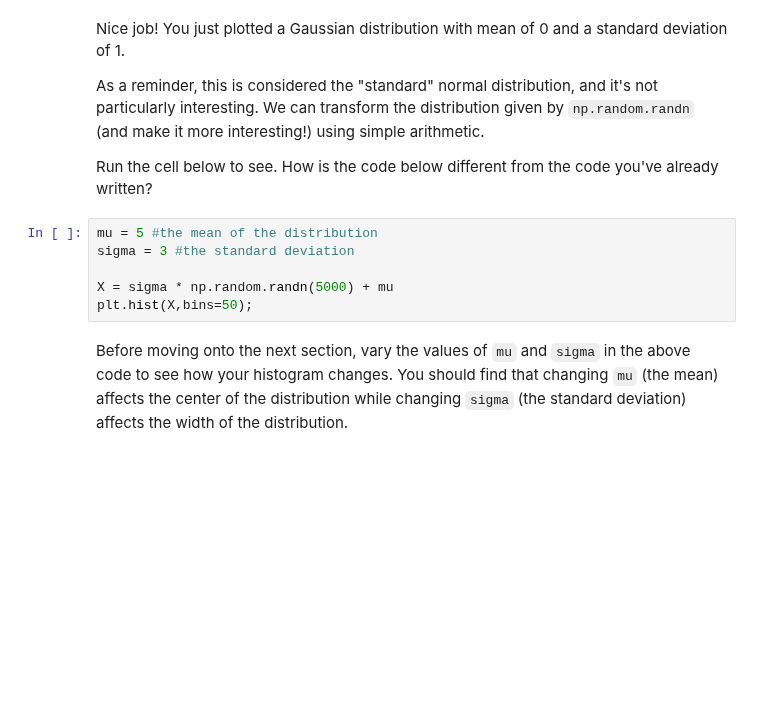
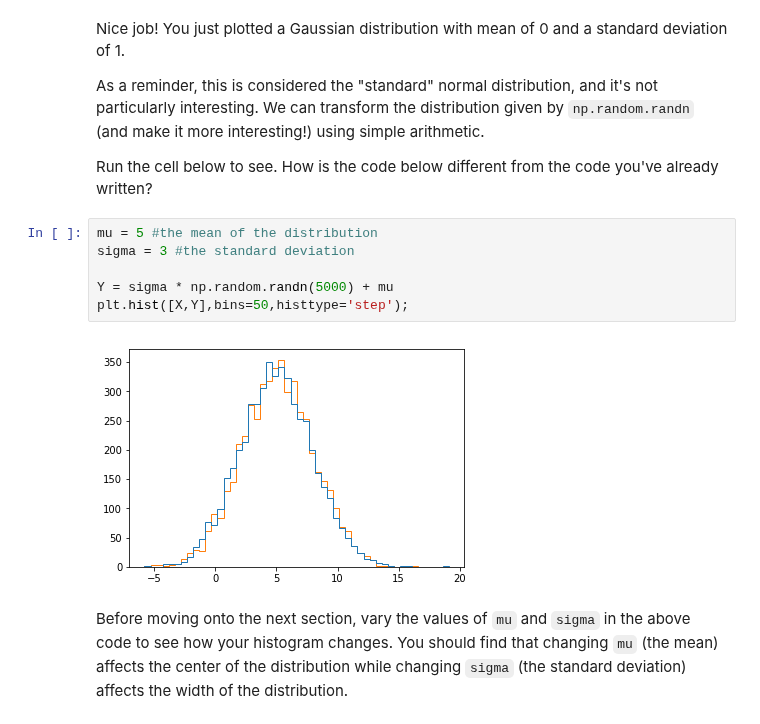
Before and after one commit to astroumd/GradMap, a Jupyter notebook: notebooks/Lectures2019/Lecture3/Lecture3_Instructor.ipynb, the cells around one changed output. Saved outputs shown, nothing was run; the diff lists cells and outputs as text; blank space fills up the shorter version.

```diff
--- a/notebooks/Lectures2019/Lecture3/Lecture3_Instructor.ipynb
+++ b/notebooks/Lectures2019/Lecture3/Lecture3_Instructor.ipynb
@@ -129,9 +147,11 @@ Run the cell below to see. How is the code below different from the code you've
 # %%
 mu = 5 #the mean of the distribution
 sigma = 3 #the standard deviation
 
-X = sigma * np.random.randn(5000) + mu
-plt.hist(X,bins=50);
+Y = sigma * np.random.randn(5000) + mu
+plt.hist([X,Y],bins=50,histtype='step');
+# %% [output]
+[figure, added]
 # %% [markdown]
 Before moving onto the next section, vary the values of `mu` and `sigma` in the above code to see how your histogram changes. You should find that changing `mu` (the mean) affects the center of the distribution while changing `sigma` (the standard deviation) affects the width of the distribution.
 # %% [markdown]
```
Also changed, not shown: parts of 21 cells of this notebook, 6 other files.
